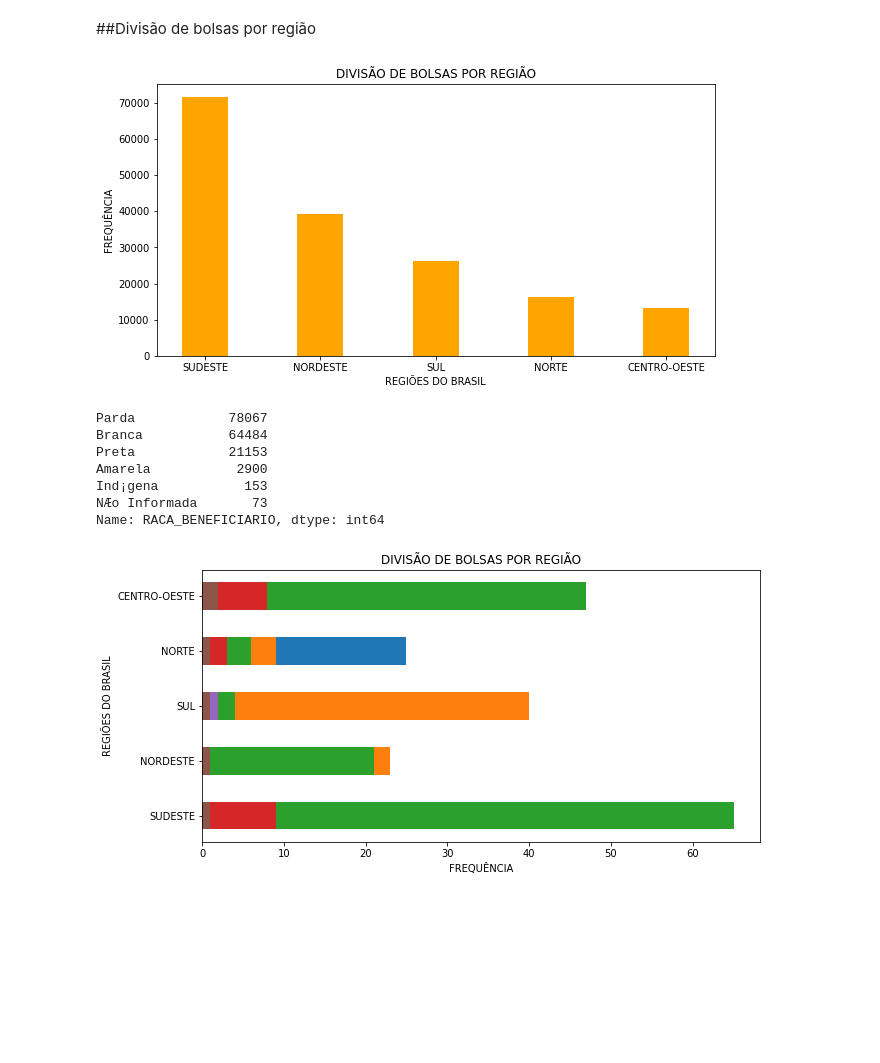
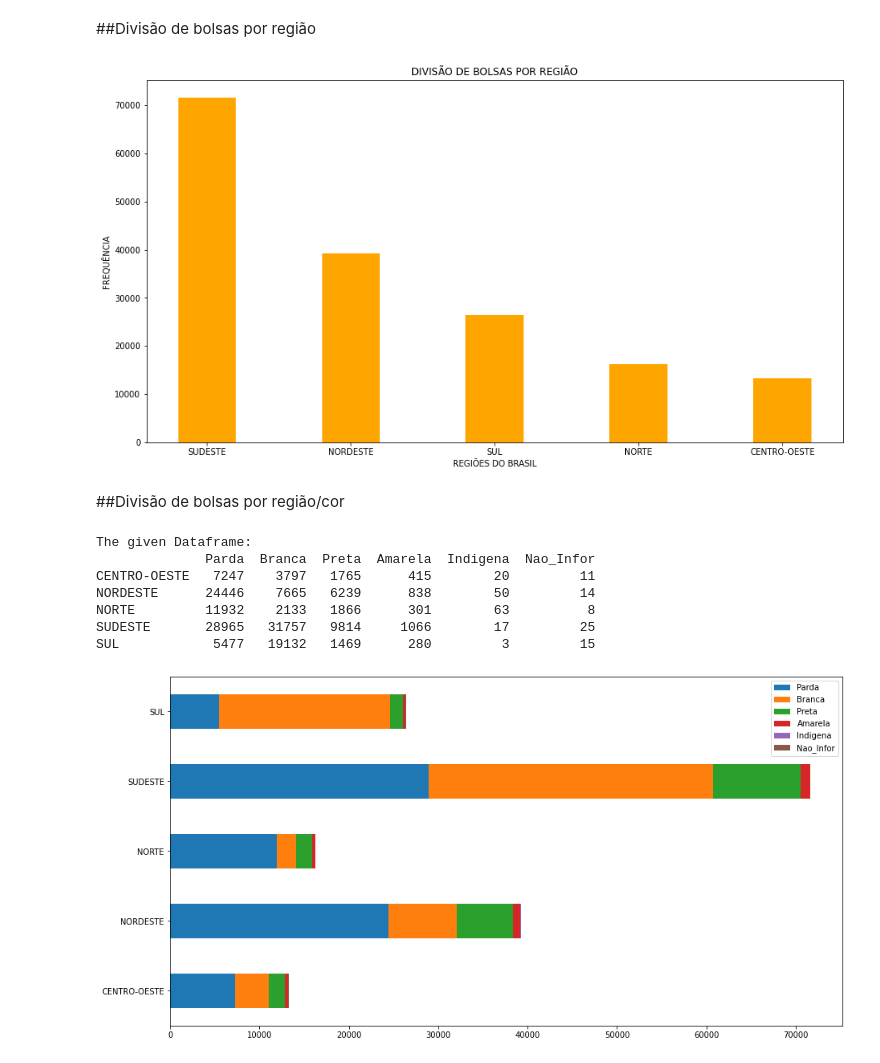
Before and after one commit to jaquelinecella/Analise_Exploratoria_Pandas, a Jupyter notebook: Projeto_2.ipynb, the cells around one changed output. Saved outputs shown, nothing was run; the diff lists cells and outputs as text; code cells hidden in the pictures; blank space fills up the shorter version.

```diff
--- a/Projeto_2.ipynb
+++ b/Projeto_2.ipynb
@@ -896,40 +1047,38 @@ plt.bar(labels, valores,0.4, color='orange')
 plt.xlabel("REGIÕES DO BRASIL")
 plt.ylabel("FREQUÊNCIA")
 plt.title("DIVISÃO DE BOLSAS POR REGIÃO")
+plt.rcParams['figure.figsize'] = (15,8)
 plt.show()
 # %% [output]
-[figure, old version]
+[figure, new version]
-# %%
-A = original_copia['RACA_BENEFICIARIO'].value_counts()
-print(A)
-# %% [output]
-Parda            78067
-Branca           64484
-Preta            21153
-Amarela           2900
-Ind¡gena           153
-NÆo Informada       73
-Name: RACA_BENEFICIARIO, dtype: int64
-# %%
-#EM andamento
-rotulo = ['SUDESTE', 'NORDESTE', 'SUL', 'NORTE', 'CENTRO-OESTE']
-Parda = [1, 4, 9, 25, 40]
-Branca = [2, 23, 40, 9, 15]
-Preta = [65, 21, 4, 6, 47]
-Amarela = [9, 1, 2, 3, 8]
-Indigena = [1, 1 , 2, 1, 2]
-Nao_Infor= [1, 1, 1, 1, 2]
-
-plt.barh(rotulo, Parda,0.5, label = 'Parda')
-plt.barh(rotulo, Branca,0.5, label = 'Branca')
-plt.barh(rotulo, Preta,0.5,label = 'Preta')
-plt.barh(rotulo, Amarela,0.5,label = 'Amarela')
-plt.barh(rotulo, Indigena,0.5,label = 'Indigena')
-plt.barh(rotulo, Nao_Infor,0.5,label = 'Nao_Infor')
-
-plt.xlabel("FREQUÊNCIA")
-plt.ylabel("REGIÕES DO BRASIL")
-plt.title("DIVISÃO DE BOLSAS POR REGIÃO")
-plt.show()
-# %% [output]
-[figure, removed]
+# %% [markdown]
+##Divisão de bolsas por região/cor
+# %%
+data_frme = pd.DataFrame({
+  "Parda": [AB[0], AB[6], AB[12], AB[19], AB[25]],
+  "Branca": [AB[1], AB[7], AB[13], AB[18], AB[24]],
+  "Preta": [AB[2], AB[8], AB[14], AB[20], AB[26]],
+  "Amarela": [AB[3], AB[9], AB[15], AB[21], AB[27]],
+  "Indigena": [AB[4], AB[10], AB[16], AB[23], AB[29]],
+  "Nao_Infor": [AB[5], AB[11], AB[17], AB[22], AB[28]]},
+
+  index= ['CENTRO-OESTE', 'NORDESTE', 'NORTE', 'SUDESTE', 'SUL'],
+
+)
+
+print("The given Dataframe:")
+print(data_frme)
+print()
+
+data_frme.plot.barh(rot=0, stacked=True)
+
+plt.show()
+# %% [output]
+The given Dataframe:
+              Parda  Branca  Preta  Amarela  Indigena  Nao_Infor
+CENTRO-OESTE   7247    3797   1765      415        20         11
+NORDESTE      24446    7665   6239      838        50         14
+NORTE         11932    2133   1866      301        63          8
+SUDESTE       28965   31757   9814     1066        17         25
+SUL            5477   19132   1469      280         3         15
+[figure, added]
```
Also changed, not shown: parts of 33 cells of this notebook.
